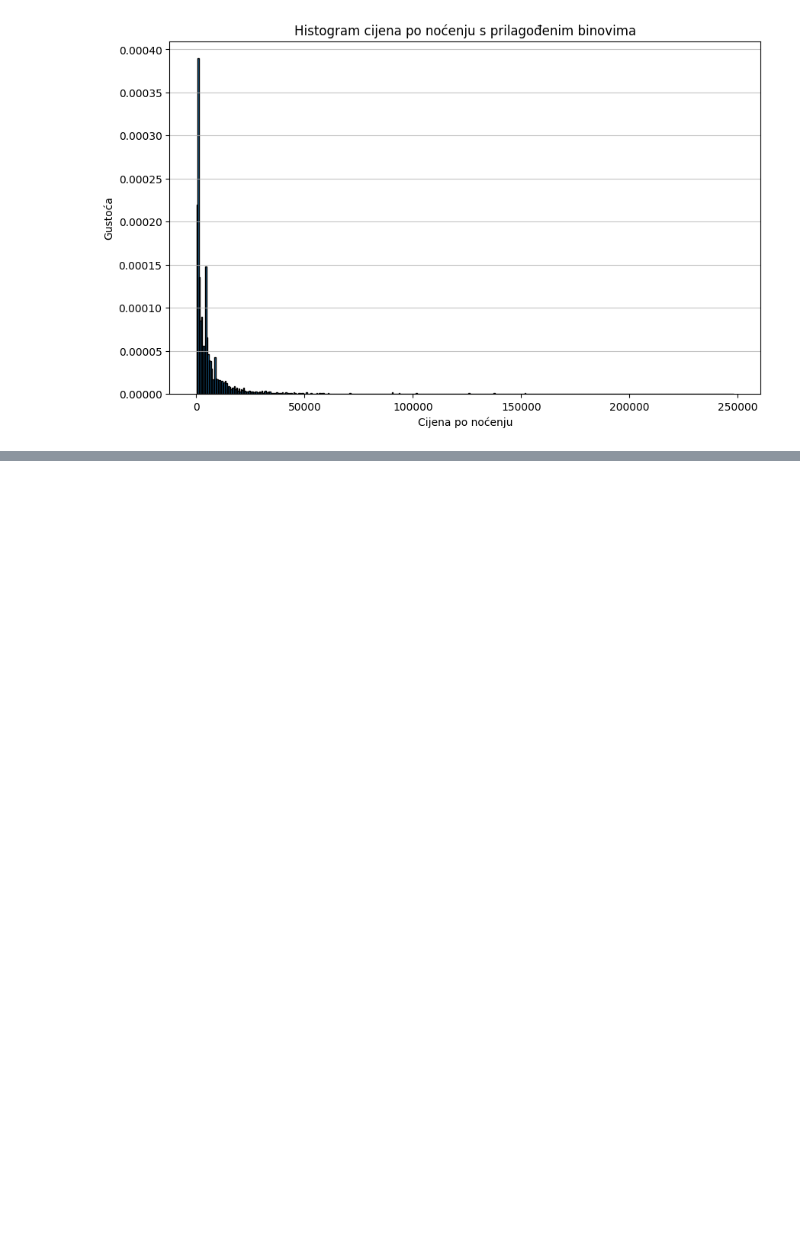
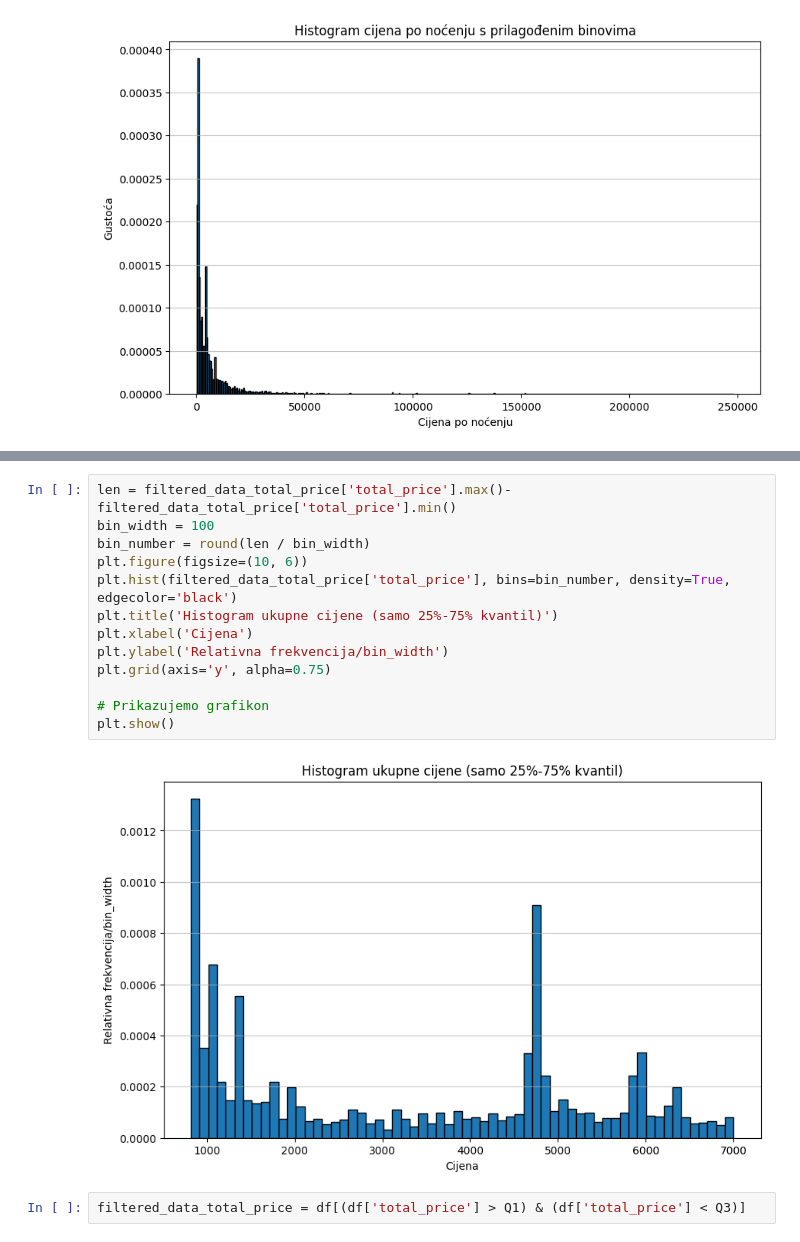
Before and after one commit to Matija-Kukic/lumen, a Jupyter notebook: data_process/train_processing_Tina/train_general_analysis.ipynb, the cells around one changed output, grey strips where cells are left out. Cells and saved outputs as stored; diff of their text form; blank space fills up the shorter version.

```diff
--- a/data_process/train_processing_Tina/train_general_analysis.ipynb
+++ b/data_process/train_processing_Tina/train_general_analysis.ipynb
@@ -209,0 +262,17 @@ SyntaxError: invalid syntax. Perhaps you forgot a comma? (3390217831.py, line 1)
+# %%
+len = filtered_data_total_price['total_price'].max()-filtered_data_total_price['total_price'].min()
+bin_width = 100
+bin_number = round(len / bin_width)
+plt.figure(figsize=(10, 6))
+plt.hist(filtered_data_total_price['total_price'], bins=bin_number, density=True, edgecolor='black')
+plt.title('Histogram ukupne cijene (samo 25%-75% kvantil)')
+plt.xlabel('Cijena')
+plt.ylabel('Relativna frekvencija/bin_width')
+plt.grid(axis='y', alpha=0.75)
+
+# Prikazujemo grafikon
+plt.show()
+# %% [output]
+[figure, added]
+# %%
+filtered_data_total_price = df[(df['total_price'] > Q1) & (df['total_price'] < Q3)]
```
Also changed, not shown: parts of 6 cells of this notebook.
